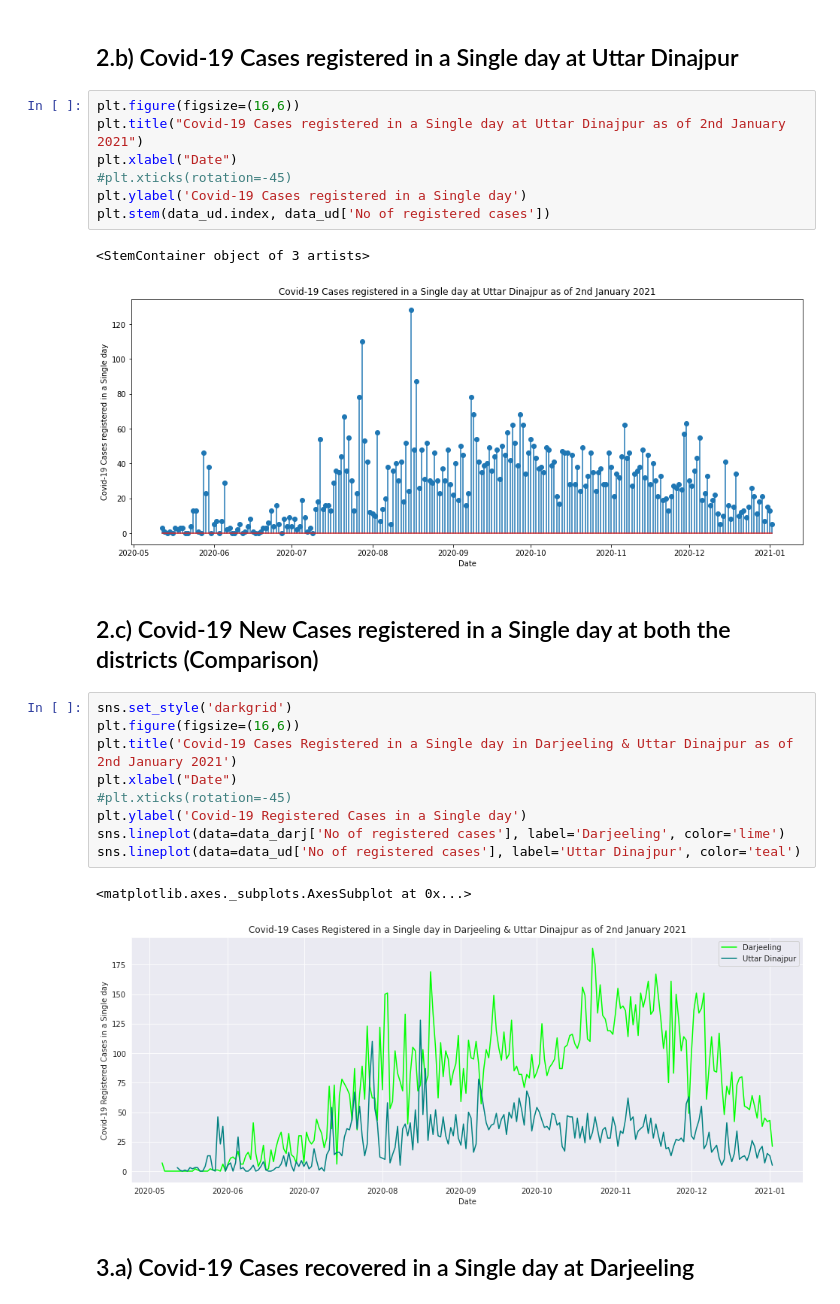
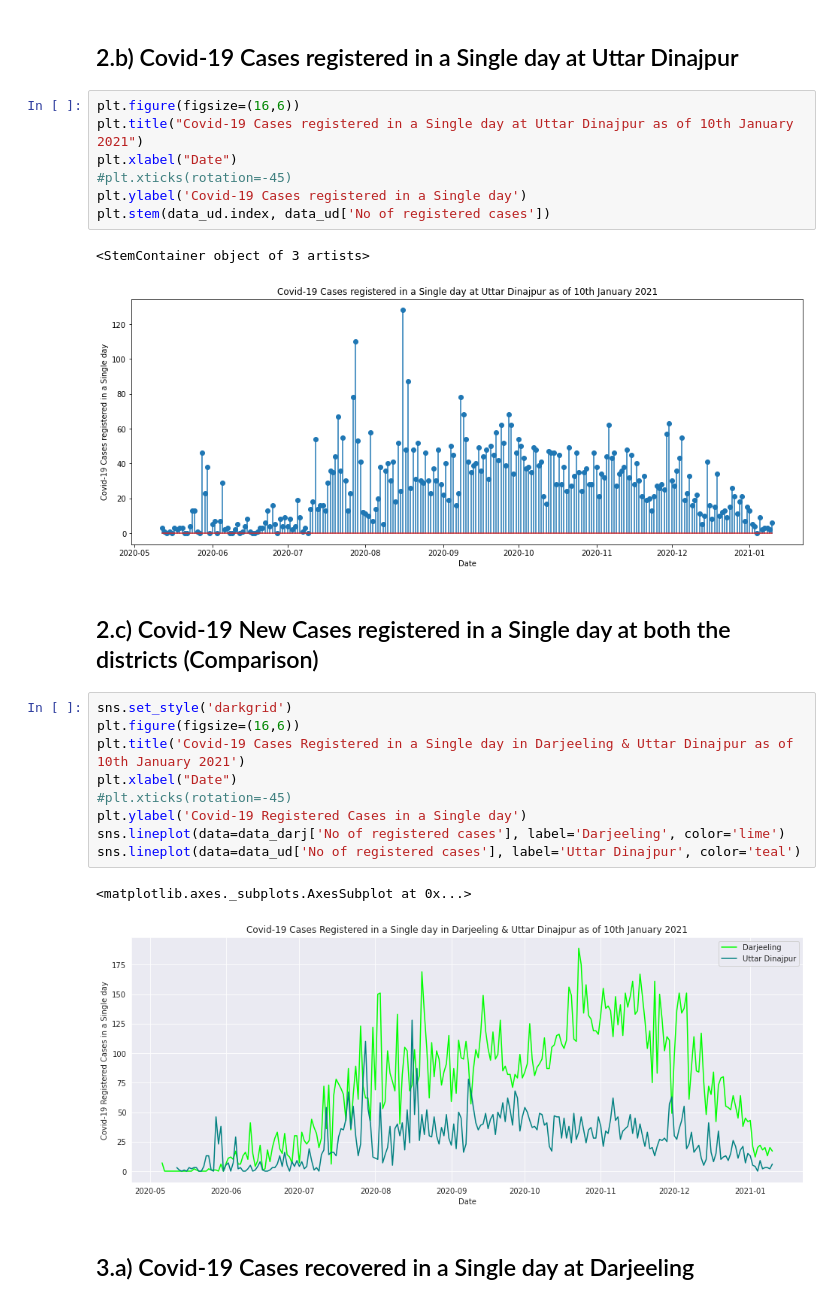
Before and after one commit to biswas-neelesh96/Covid-19-cases-in-two-districts-of-West-Bengal, a Jupyter notebook: Covid_19_Cases_of_Darjeeling_&_Uttar_Dinajpur.ipynb, the cells around one changed output. Saved outputs shown, nothing was run; the diff lists cells and outputs as text.

```diff
--- a/Covid_19_Cases_of_Darjeeling_&_Uttar_Dinajpur.ipynb
+++ b/Covid_19_Cases_of_Darjeeling_&_Uttar_Dinajpur.ipynb
@@ -78,28 +78,28 @@ plt.stem(data_darj.index, data_darj['No of registered cases'])
 ## 2.b) Covid-19 Cases registered in a Single day at Uttar Dinajpur
 # %%
 plt.figure(figsize=(16,6))
-plt.title("Covid-19 Cases registered in a Single day at Uttar Dinajpur as of 2nd January 2021")
+plt.title("Covid-19 Cases registered in a Single day at Uttar Dinajpur as of 10th January 2021")
 plt.xlabel("Date")
 #plt.xticks(rotation=-45)
 plt.ylabel('Covid-19 Cases registered in a Single day')
 plt.stem(data_ud.index, data_ud['No of registered cases'])
 # %% [output]
 <StemContainer object of 3 artists>
-[figure, old version]
+[figure, new version]
 # %% [markdown]
 ## 2.c) Covid-19 New Cases registered in a Single day at both the districts (Comparison)
 # %%
 sns.set_style('darkgrid')
 plt.figure(figsize=(16,6))
-plt.title('Covid-19 Cases Registered in a Single day in Darjeeling & Uttar Dinajpur as of 2nd January 2021')
+plt.title('Covid-19 Cases Registered in a Single day in Darjeeling & Uttar Dinajpur as of 10th January 2021')
 plt.xlabel("Date")
 #plt.xticks(rotation=-45)
 plt.ylabel('Covid-19 Registered Cases in a Single day')
 sns.lineplot(data=data_darj['No of registered cases'], label='Darjeeling', color='lime')
 sns.lineplot(data=data_ud['No of registered cases'], label='Uttar Dinajpur', color='teal')
 # %% [output]
 <matplotlib.axes._subplots.AxesSubplot at 0x...>
-[figure, old version]
+[figure, new version]
 # %% [markdown]
 ## 3.a) Covid-19 Cases recovered in a Single day at Darjeeling
 # %%
```
Also changed, not shown: parts of 28 cells of this notebook.
